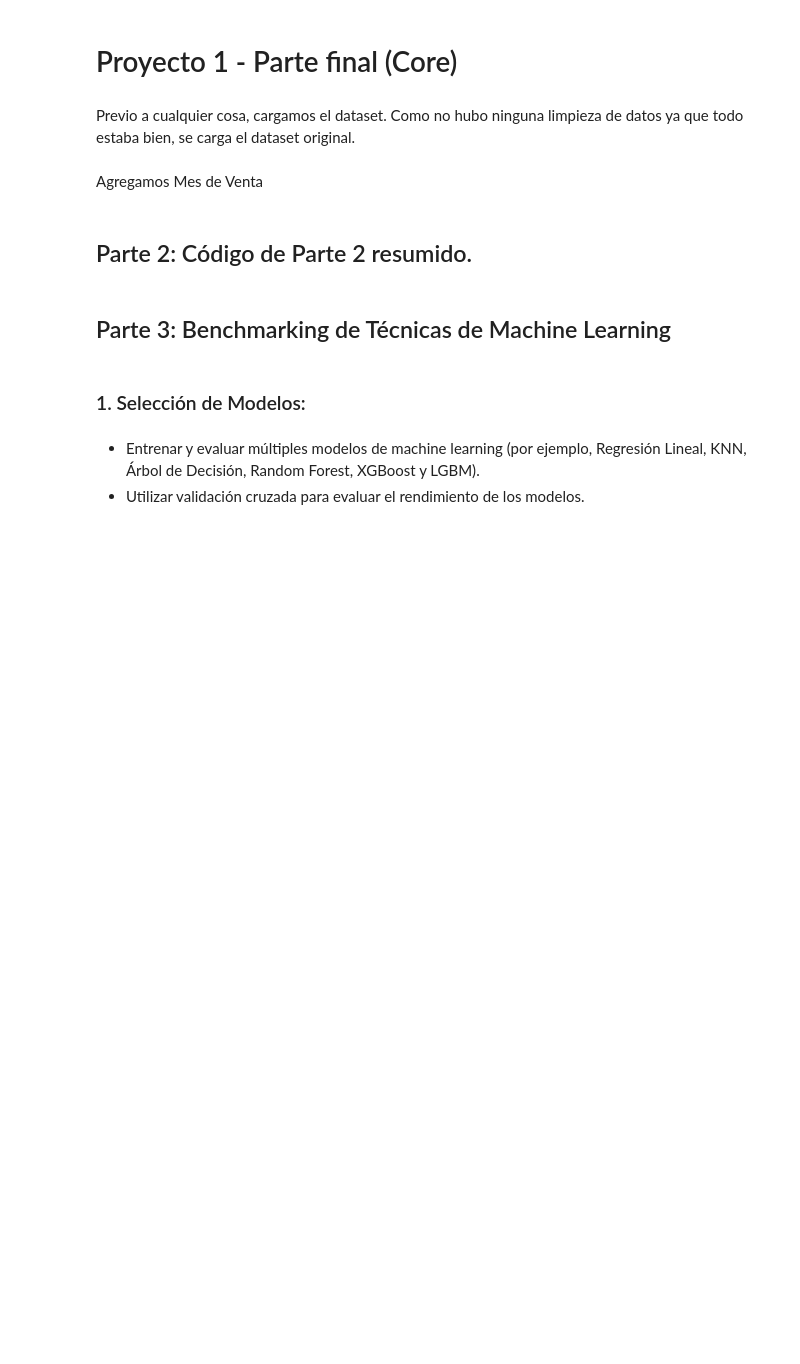
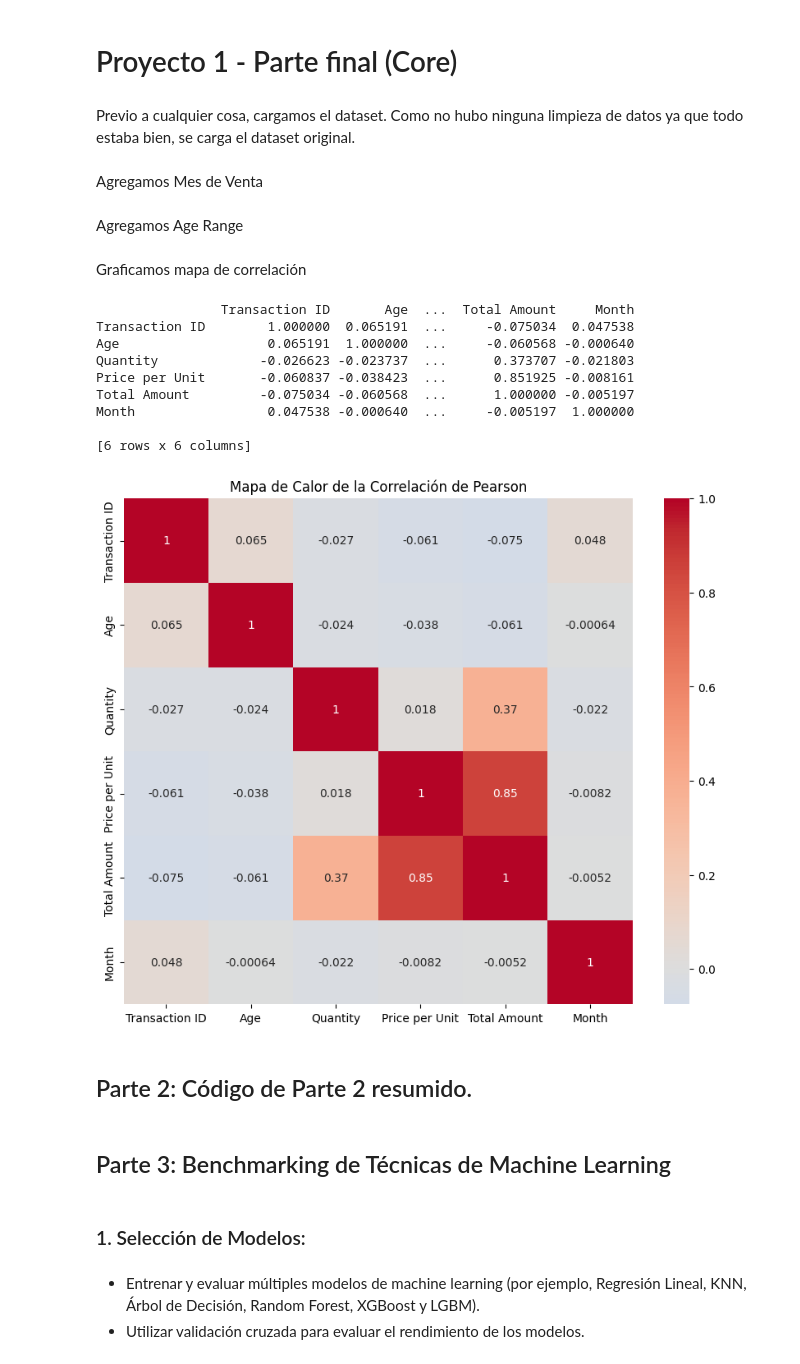
Before and after one commit to dmnunez1993/coding-dojo-ds-ml-bootcamp, a Jupyter notebook: machine_learning/2_modelos_de_clasificacion/2_proyecto_1_parte_final/notebooks/Benchmarking.ipynb, the cells around one changed output. Saved outputs shown, nothing was run; the diff lists cells and outputs as text; code cells hidden in the pictures; blank space fills up the shorter version.

```diff
--- a/machine_learning/2_modelos_de_clasificacion/2_proyecto_1_parte_final/notebooks/Benchmarking.ipynb
+++ b/machine_learning/2_modelos_de_clasificacion/2_proyecto_1_parte_final/notebooks/Benchmarking.ipynb
@@ -12,6 +12,46 @@ df = pd.read_csv(camino_ds, delimiter=",")
 Agregamos Mes de Venta
 # %%
 df["Month"] = pd.DatetimeIndex(df["Date"]).month
+# %% [markdown]
+Agregamos Age Range
+# %%
+# Rangos etarios obtenidos de este sitio: https://www.palbin.com/es/blog/p1009-que-edad-tienen-tus-compradores-plan-de-marketing-digital.html
+def obtener_rango_etario(x):
+    if 0 <= x < 18:
+        return "0-18"
+
+    if 18 <= x < 25:
+        return "18-25"
+
+    if 25 <= x < 40:
+        return "25-40"
+
+    if 40 <= x < 65:
+        return "40-65"
+
+    return "65+"
+
+
+df["Age Range"] = df["Age"].apply(obtener_rango_etario).astype("category")
+# %% [markdown]
+Graficamos mapa de correlación
+# %%
+from eda_utils import graficar_mapa_correlacion, obtener_columnas_numericas_df
+
+columnas_numericas = obtener_columnas_numericas_df(df)
+
+graficar_mapa_correlacion(df, columnas_numericas)
+# %% [output]
+                Transaction ID       Age  ...  Total Amount     Month
+Transaction ID        1.000000  0.065191  ...     -0.075034  0.047538
+Age                   0.065191  1.000000  ...     -0.060568 -0.000640
+Quantity             -0.026623 -0.023737  ...      0.373707 -0.021803
+Price per Unit       -0.060837 -0.038423  ...      0.851925 -0.008161
+Total Amount         -0.075034 -0.060568  ...      1.000000 -0.005197
+Month                 0.047538 -0.000640  ...     -0.005197  1.000000
+
+[6 rows x 6 columns]
+[figure, added]
 # %% [markdown]
 ## Parte 2: Código de Parte 2 resumido.
 # %%
```
Also changed, not shown: parts of 45 cells of this notebook, 7 other files.
